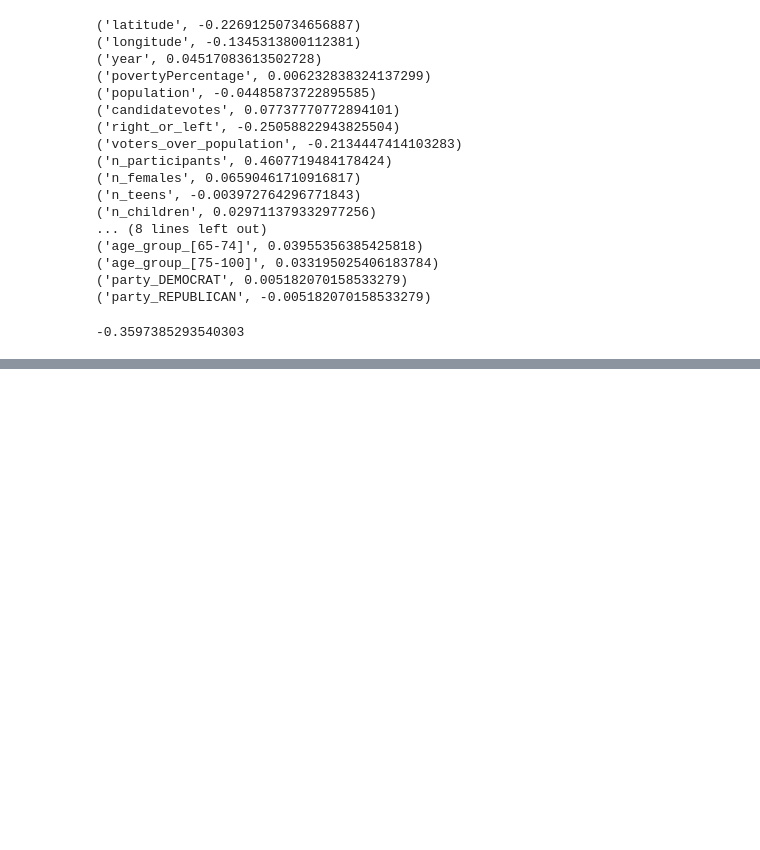
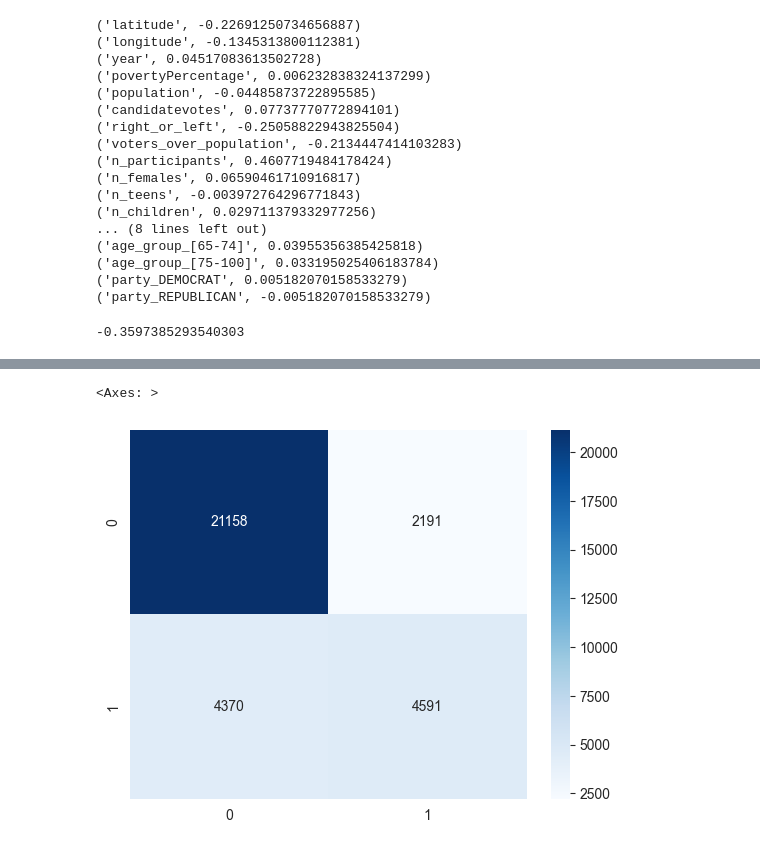
Before and after one commit to irenedovichi/DM-project, a Jupyter notebook: TASK 3/classification.ipynb, the cells around one changed output, grey strips where cells are left out. Saved outputs shown, nothing was run; the diff lists cells and outputs as text; code cells hidden in the pictures; blank space fills up the shorter version.

Commit message:
continuing classification...

```diff
--- a/TASK 3/classification.ipynb
+++ b/TASK 3/classification.ipynb
@@ -1177,0 +954,11 @@ print('Classification report: \n', classification_report(y_test, y_pred))
+# %%
+# grid search
+
+param_grid_rf = {'max_depth': [4, 8, 16],
+              'min_samples_split': [ 2, 4, 8],
+              'criterion': ['gini', 'entropy'],
+              'n_estimators': [ 20, 30, 50]
+}
+
+grid_rf = GridSearchCV(RandomForestClassifier(random_state=42), param_grid_rf, cv=3, scoring='f1', verbose =3)
+grid_rf.fit(X_train, y_train)
@@ -1177,0 +996,5 @@ print('Classification report: \n', classification_report(y_test, y_pred))
+# %%
+# train model
+rf = RandomForestClassifier(random_state=42, max_depth=grid_rf.best_params_['max_depth'], min_samples_split=grid_rf.best_params_['min_samples_split'], criterion=grid_rf.best_params_['criterion'], n_estimators=grid_rf.best_params_['n_estimators'])
+# %%
+rf.fit(X_train, y_train)
@@ -1177,0 +1004,8 @@ print('Classification report: \n', classification_report(y_test, y_pred))
+# %%
+y_pred = rf.predict(X_test)
+y_pred_train = rf.predict(X_train)
+print('Accuracy on training set: ', accuracy_score(y_train, y_pred_train))
+print('confusion_matrix on training set: \n', confusion_matrix(y_train, y_pred_train))
+print('Accuracy on test set: ', accuracy_score(y_test, y_pred))
+print('Confusion matrix: \n', confusion_matrix(y_test, y_pred))
+print('Classification report: \n', classification_report(y_test, y_pred))
@@ -1177,0 +1030,6 @@ print('Classification report: \n', classification_report(y_test, y_pred))
+# %%
+# plot confusion matrix
+sns.heatmap(confusion_matrix(y_test, y_pred), annot=True, fmt='d', cmap='Blues')
+# %% [output]
+<Axes: >
+[figure, added]
```
Also changed, not shown: parts of 149 cells of this notebook, 1 other file.
